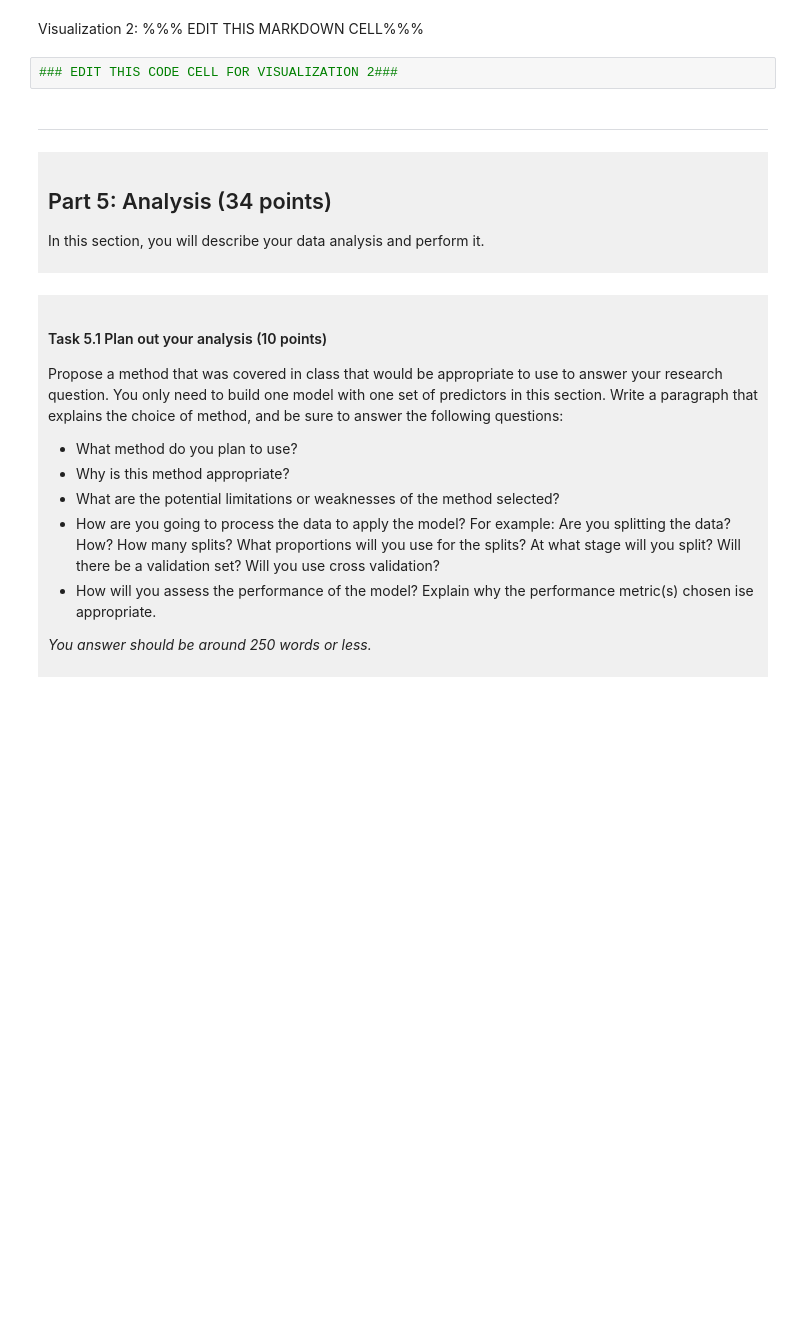
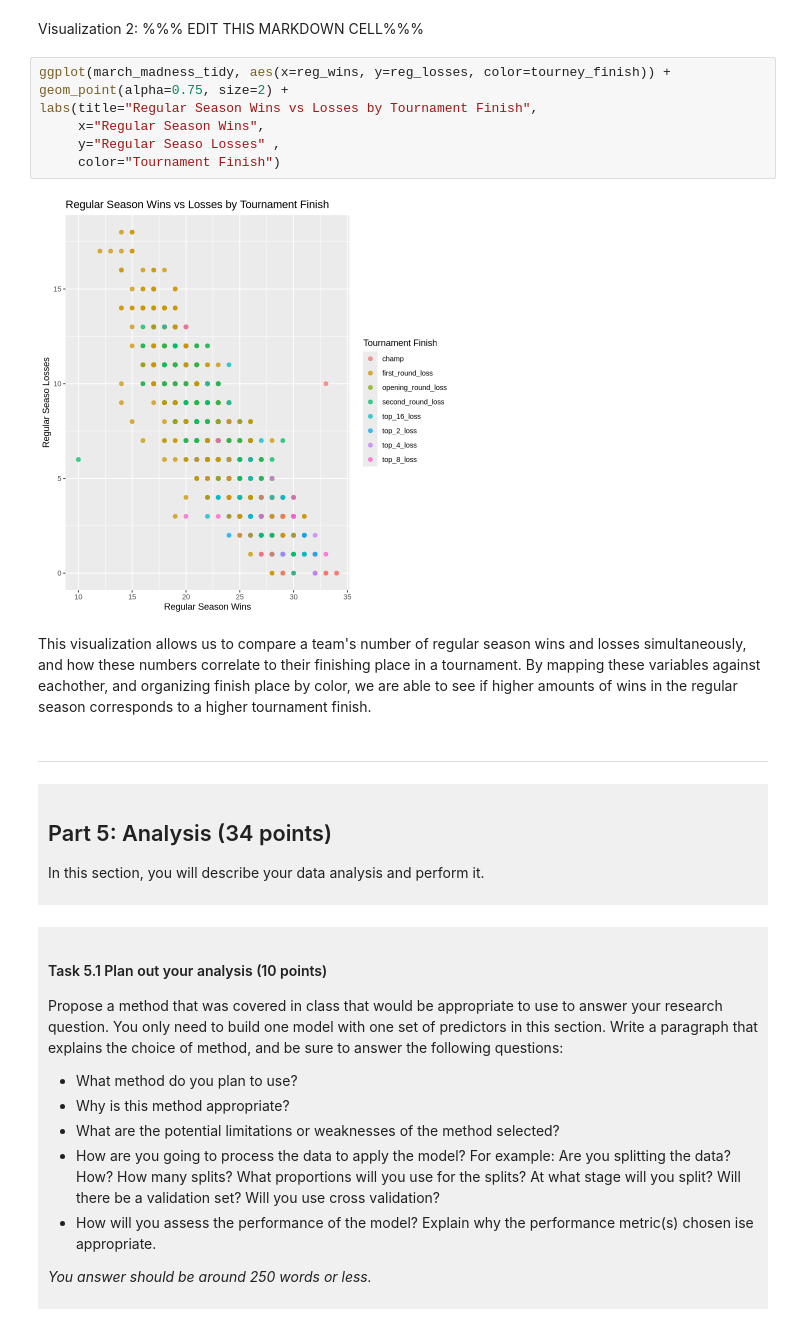
Before and after one commit to alessap5/DSCI100Project-AlessaPanigutti, a Jupyter notebook: dsci-100-project-notebook.ipynb, the cells around one changed output. Saved outputs shown, nothing was run; the diff lists cells and outputs as text; blank space fills up the shorter version.

```diff
--- a/dsci-100-project-notebook.ipynb
+++ b/dsci-100-project-notebook.ipynb
@@ -303,7 +366,16 @@ Visualization 1: %%% EDIT THIS MARKDOWN CELL%%%
 # %% [markdown]
 Visualization 2: %%% EDIT THIS MARKDOWN CELL%%%
 # %%
-### EDIT THIS CODE CELL FOR VISUALIZATION 2###
+ggplot(march_madness_tidy, aes(x=reg_wins, y=reg_losses, color=tourney_finish)) +
+geom_point(alpha=0.75, size=2) +
+labs(title="Regular Season Wins vs Losses by Tournament Finish",
+     x="Regular Season Wins",
+     y="Regular Seaso Losses" ,
+     color="Tournament Finish")
+# %% [output]
+[figure, added]
+# %% [markdown]
+This visualization allows us to compare a team's number of regular season wins and losses simultaneously, and how these numbers correlate to their finishing place in a tournament. By mapping these variables against eachother, and organizing finish place by color, we are able to see if higher amounts of wins in the regular season corresponds to a higher tournament finish.
 # %% [markdown]
 ------
 # %% [markdown]
```
Also changed, not shown: parts of 9 cells of this notebook.
